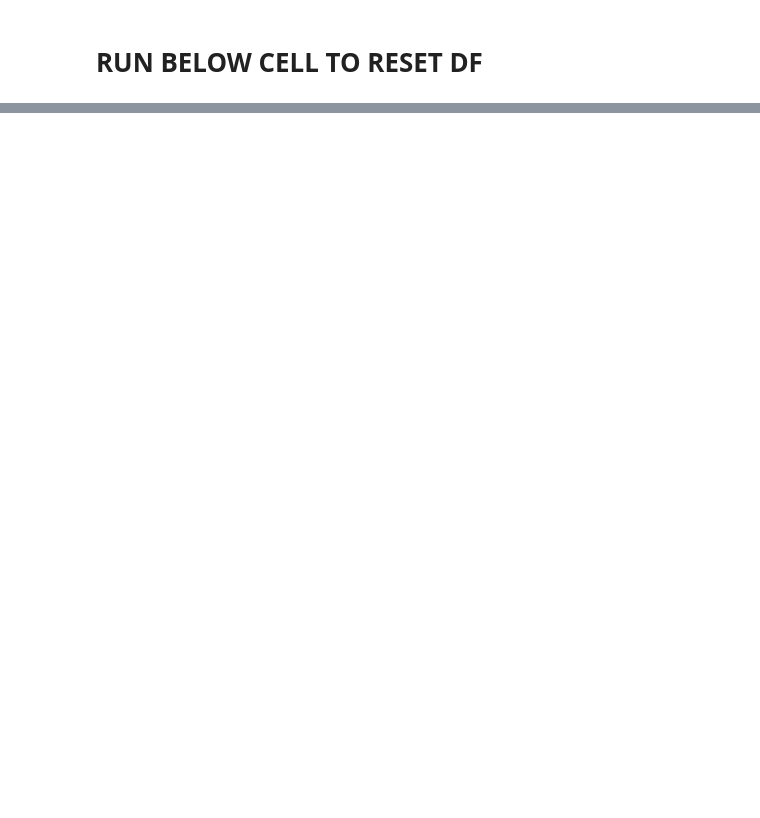
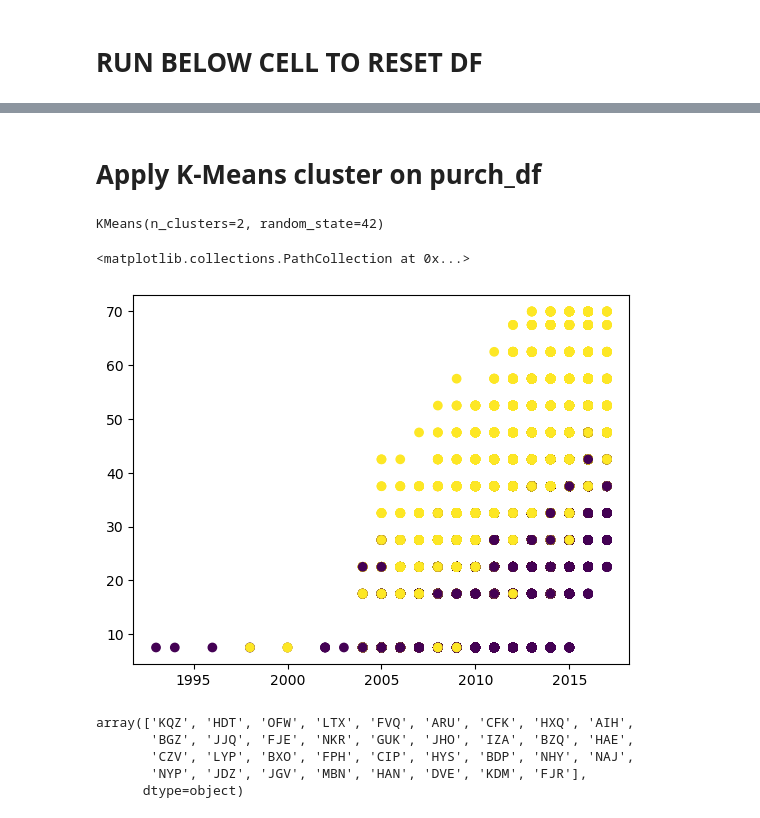
Before and after one commit to ashenfernando1/Winter-2023, a Jupyter notebook: CarMax.ipynb, the cells around one changed output, grey strips where cells are left out. Drawn from its saved outputs; the diff is of its cells as text; code cells hidden in the pictures; blank space fills up the shorter version.

Commit message:
preprocessing steps for purchased part

```diff
--- a/CarMax.ipynb
+++ b/CarMax.ipynb
@@ -123,0 +148,26 @@ df_main
+# %%
+import re
+
+def getNumbers(col):
+    first_list = [re.findall(r'\d+', i) for i in df[col]]
+    second_list = [(int(i[0])+int(i[-1]))/2 for i in first_list]
+
+    return second_list
+
+def getMileage(col):
+    mile_list = [re.findall(r'\d+', i) for i in df['mileage']]
+    mile_list = [(int(i[0])+int(i[-1]))/2 if len(i)==2 else int(i[0]) for i in mile_list]
+
+    return mile_list
+
+df['price'] = getNumbers('price')
+df['appraisal_offer'] = getNumbers('appraisal_offer')
+df['online_appraisal_flag'] = df['online_appraisal_flag'].astype('int32')
+df['model_year'] = df['model_year'].astype('int32')
+df['mileage'] = getMileage('mileage')
+purch_make = pd.get_dummies(df['make'], prefix='purch')
+df['model'] = [int(re.findall(r'\d+',i)[0]) for i in df['model']]
+df['trim_descrip'] = np.where(df['trim_descrip'] == 'Premium', 1, 0)
+purch_body = pd.get_dummies(df['body'], prefix='purch')
+purch_color = pd.get_dummies(df['color'], prefix='purch')
+df['engine'] = [float(i.replace('L','')) for i in df['engine']]
@@ -123,0 +214,10 @@ df_main
+# %%
+purch_df = pd.concat([
+    df[['price','appraisal_offer','online_appraisal_flag','model_year','mileage']],
+    purch_make,
+    df[['model','trim_descrip']],
+    purch_body,
+    purch_color,
+    df[['engine','cylinders','mpg_city','mpg_highway','horsepower','fuel_capacity']],
+], axis=1)
+purch_df
@@ -123,0 +238,2 @@ df_main
+# %% [markdown]
+# Apply K-Means cluster on purch_df
@@ -123,0 +242,18 @@ df_main
+# %%
+kmeans = KMeans(n_clusters=2, random_state=42)
+kmeans.fit(purch_df)
+# %% [output]
+KMeans(n_clusters=2, random_state=42)
+# %%
+plt.scatter(x=purch_df['model_year'], y=purch_df['price'], c=kmeans.labels_)
+# %% [output]
+<matplotlib.collections.PathCollection at 0x...>
+[figure, added]
+# %%
+df['make'].unique()
+# %% [output]
+array(['KQZ', 'HDT', 'OFW', 'LTX', 'FVQ', 'ARU', 'CFK', 'HXQ', 'AIH',
+       'BGZ', 'JJQ', 'FJE', 'NKR', 'GUK', 'JHO', 'IZA', 'BZQ', 'HAE',
+       'CZV', 'LYP', 'BXO', 'FPH', 'CIP', 'HYS', 'BDP', 'NHY', 'NAJ',
+       'NYP', 'JDZ', 'JGV', 'MBN', 'HAN', 'DVE', 'KDM', 'FJR'],
+      dtype=object)
```
Also changed, not shown: parts of 23 cells of this notebook, 2 other files.
